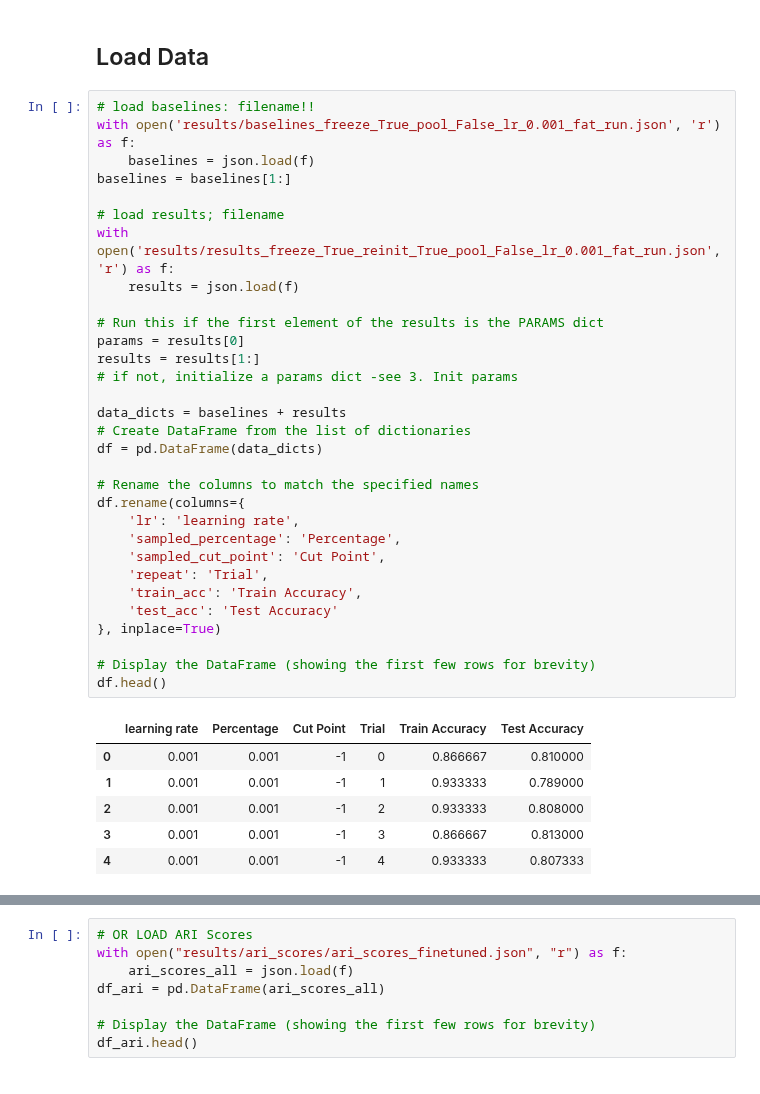
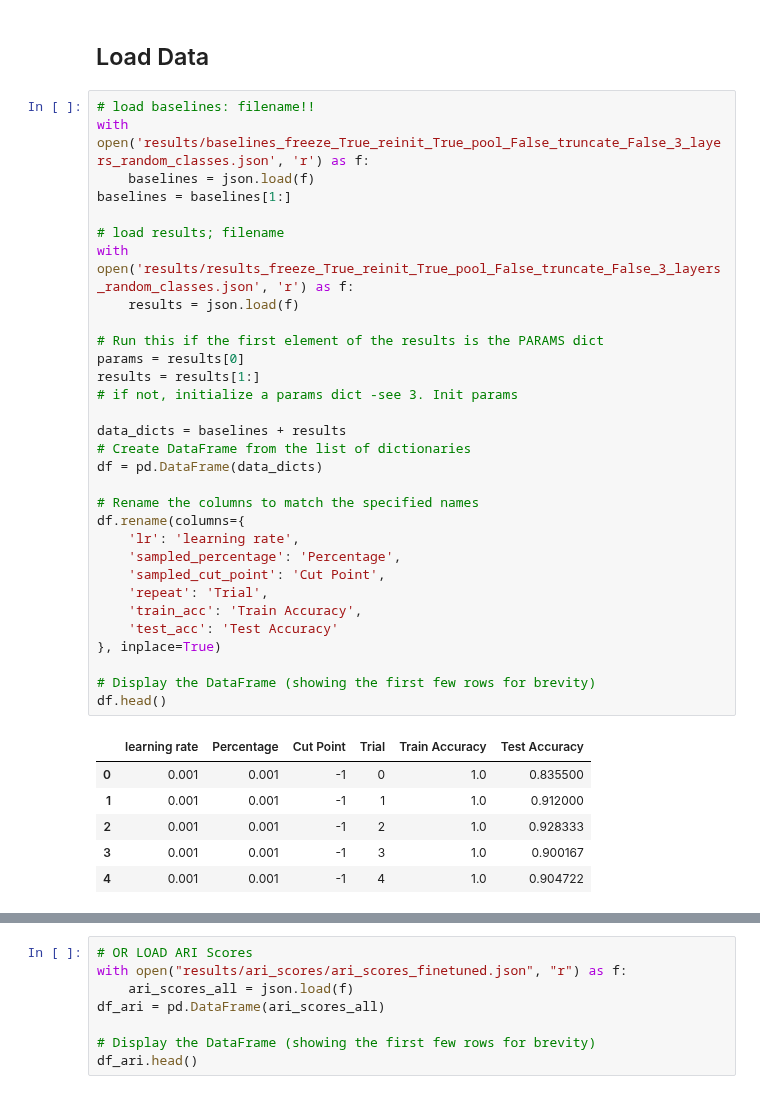
Before and after one commit to tusharmanekar/mp-tl-study, a Jupyter notebook: FashionMNIST/visualizations.ipynb, the cells around one changed output, grey strips where cells are left out. Cells and saved outputs as stored; diff of their text form.

```diff
--- a/FashionMNIST/visualizations.ipynb
+++ b/FashionMNIST/visualizations.ipynb
@@ -8,42 +8,42 @@ from functions.visualization_utils import *
 ## Load Data
 # %%
 # load baselines: filename!!
-with open('results/baselines_freeze_True_pool_False_lr_0.001_fat_run.json', 'r') as f:
+with open('results/baselines_freeze_True_reinit_True_pool_False_truncate_False_3_layers_random_classes.json', 'r') as f:
     baselines = json.load(f)
 baselines = baselines[1:]
 
 # load results; filename
-with open('results/results_freeze_True_reinit_True_pool_False_lr_0.001_fat_run.json', 'r') as f:
+with open('results/results_freeze_True_reinit_True_pool_False_truncate_False_3_layers_random_classes.json', 'r') as f:
     results = json.load(f)
 
 # Run this if the first element of the results is the PARAMS dict
 params = results[0]
 results = results[1:]
 # if not, initialize a params dict -see 3. Init params
 
 data_dicts = baselines + results
 # Create DataFrame from the list of dictionaries
 df = pd.DataFrame(data_dicts)
 
 # Rename the columns to match the specified names
 df.rename(columns={
     'lr': 'learning rate',
     'sampled_percentage': 'Percentage',
     'sampled_cut_point': 'Cut Point',
     'repeat': 'Trial',
     'train_acc': 'Train Accuracy',
     'test_acc': 'Test Accuracy'
 }, inplace=True)
 
 # Display the DataFrame (showing the first few rows for brevity)
 df.head()
 # %% [output]
 |  | learning rate | Percentage | Cut Point | Trial | Train Accuracy | Test Accuracy |
-| 0 | 0.001 | 0.001 | -1 | 0 | 0.866667 | 0.810000 |
-| 1 | 0.001 | 0.001 | -1 | 1 | 0.933333 | 0.789000 |
-| 2 | 0.001 | 0.001 | -1 | 2 | 0.933333 | 0.808000 |
-| 3 | 0.001 | 0.001 | -1 | 3 | 0.866667 | 0.813000 |
-| 4 | 0.001 | 0.001 | -1 | 4 | 0.933333 | 0.807333 |
+| 0 | 0.001 | 0.001 | -1 | 0 | 1.0 | 0.835500 |
+| 1 | 0.001 | 0.001 | -1 | 1 | 1.0 | 0.912000 |
+| 2 | 0.001 | 0.001 | -1 | 2 | 1.0 | 0.928333 |
+| 3 | 0.001 | 0.001 | -1 | 3 | 1.0 | 0.900167 |
+| 4 | 0.001 | 0.001 | -1 | 4 | 1.0 | 0.904722 |
 # %%
 # Filter the baselines to these percentages: 0.001, 0.01, 0.1, 0.5, 1.0
 # because there are some extra percentages
```
Also changed, not shown: parts of 17 cells of this notebook, 3 other files.
